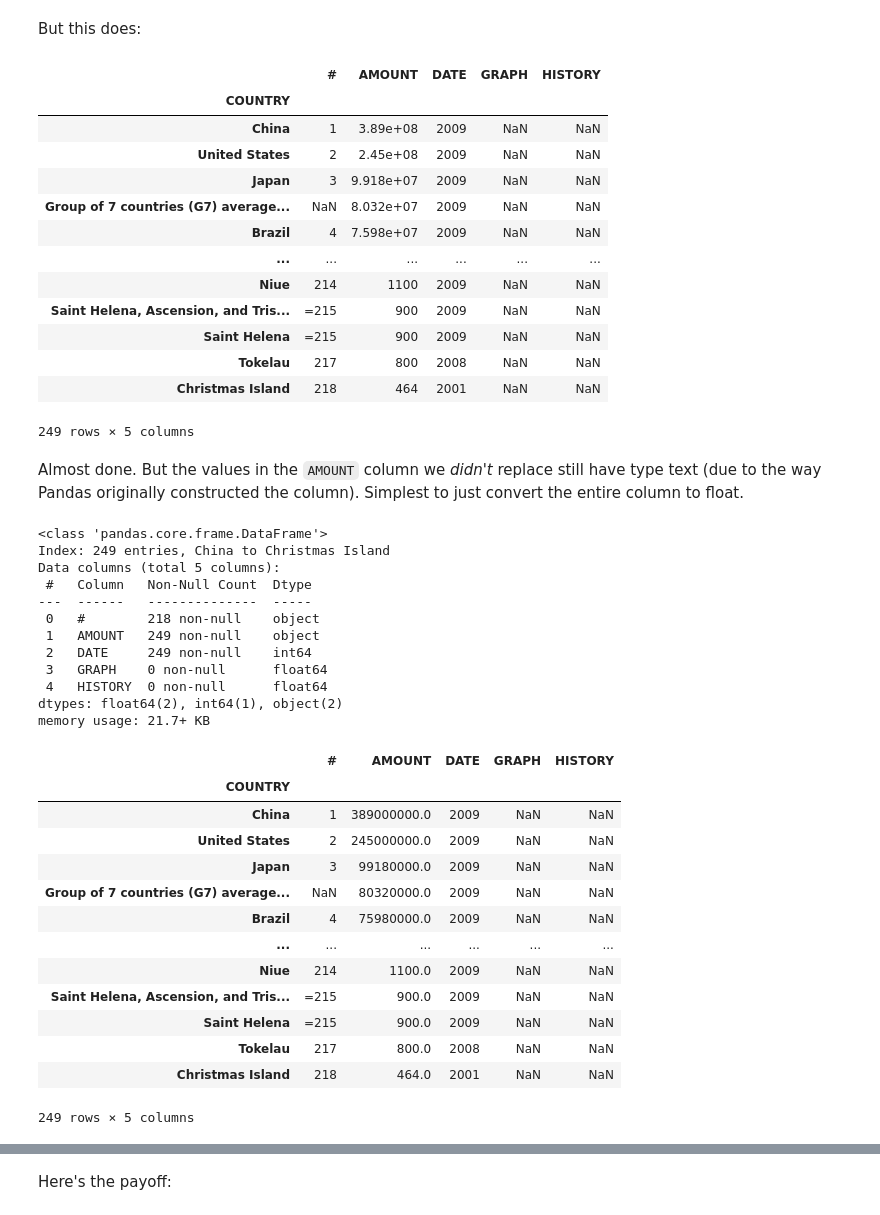
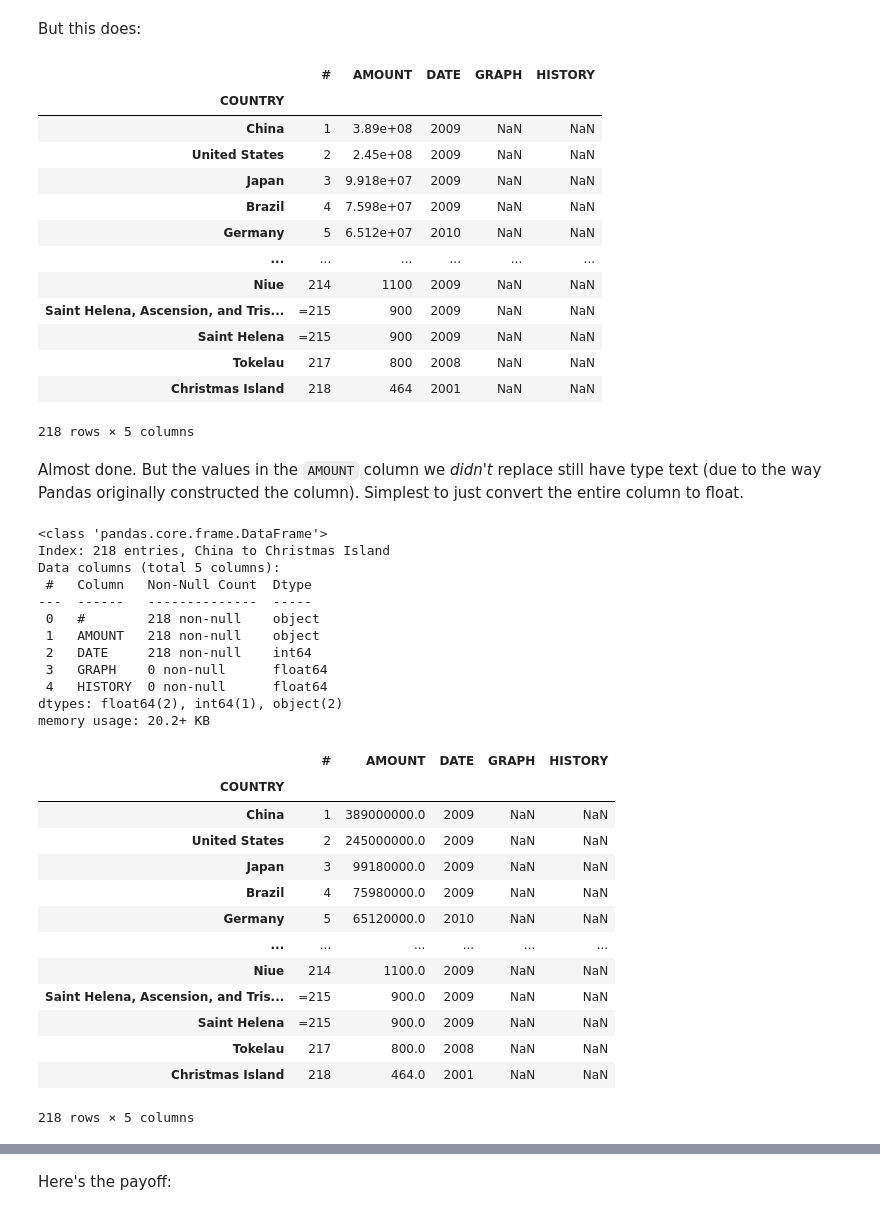
Before and after one commit to gjanee/carpentry-materials, a Jupyter notebook: pandas-html-scraping.ipynb, the cells around one changed output, grey strips where cells are left out. Cells and saved outputs as stored; diff of their text form; code cells hidden in the pictures.

```diff
--- a/pandas-html-scraping.ipynb
+++ b/pandas-html-scraping.ipynb
@@ -53,7 +53,7 @@ df = frames[0]
 # %% [markdown]
 Start cleaning the data.
 # %%
-df = df.set_index("COUNTRY")
+df.set_index("COUNTRY", inplace=True)
 df
 # %% [output]
 |  | # | AMOUNT | DATE | GRAPH | HISTORY |
@@ -72,0 +75,3 @@ df
+# %%
+df = df.loc[~df["#"].isna()].copy() # copy not necessary, but silences spurious warning
+df
@@ -90,7 +110,7 @@ The `AMOUNT` column is text ("object") because some column values contain the wo
 
 First, identify and select just those values needing conversion.  Then we'll incrementally build up a transformation.
 # %%
-subset = df.loc[ df["AMOUNT"].str.contains("million") , "AMOUNT" ]
+subset = df.loc[df.AMOUNT.str.contains("million"), "AMOUNT"]
 subset
 # %% [output]
 COUNTRY
@@ -167,42 +187,42 @@ The following won't update the dataframe.  It will update `subset`, not `df`.
 # %% [markdown]
 But this does:
 # %%
-df.loc[df["AMOUNT"].str.contains("million"),"AMOUNT"] = revised_subset
+df.loc[df.AMOUNT.str.contains("million"), "AMOUNT"] = revised_subset
 df
 # %% [output]
 |  | # | AMOUNT | DATE | GRAPH | HISTORY |
 | COUNTRY |  |  |  |  |  |
 | China | 1 | 3.89e+08 | 2009 | NaN | NaN |
 | United States | 2 | 2.45e+08 | 2009 | NaN | NaN |
 | Japan | 3 | 9.918e+07 | 2009 | NaN | NaN |
-| Group of 7 countries (G7) average... | NaN | 8.032e+07 | 2009 | NaN | NaN |
 | Brazil | 4 | 7.598e+07 | 2009 | NaN | NaN |
+| Germany | 5 | 6.512e+07 | 2010 | NaN | NaN |
 | ... | ... | ... | ... | ... | ... |
 | Niue | 214 | 1100 | 2009 | NaN | NaN |
 | Saint Helena, Ascension, and Tris... | =215 | 900 | 2009 | NaN | NaN |
 | Saint Helena | =215 | 900 | 2009 | NaN | NaN |
 | Tokelau | 217 | 800 | 2008 | NaN | NaN |
 | Christmas Island | 218 | 464 | 2001 | NaN | NaN |
-249 rows × 5 columns
+218 rows × 5 columns
 # %% [markdown]
 Almost done.  But the values in the `AMOUNT` column we *didn't* replace still have type text (due to the way Pandas originally constructed the column).  Simplest to just convert the entire column to float.
 # %%
 df.info()
 # %% [output]
 <class 'pandas.core.frame.DataFrame'>
-Index: 249 entries, China to Christmas Island
+Index: 218 entries, China to Christmas Island
 Data columns (total 5 columns):
  #   Column   Non-Null Count  Dtype
 ---  ------   --------------  -----
  0   #        218 non-null    object
- 1   AMOUNT   249 non-null    object
- 2   DATE     249 non-null    int64
+ 1   AMOUNT   218 non-null    object
+ 2   DATE     218 non-null    int64
  3   GRAPH    0 non-null      float64
  4   HISTORY  0 non-null      float64
 dtypes: float64(2), int64(1), object(2)
-memory usage: 21.7+ KB
+memory usage: 20.2+ KB
 # %%
-df["AMOUNT"] = df["AMOUNT"].astype(float)
+df.AMOUNT = df.AMOUNT.astype(float)
 df
 # %% [output]
 |  | # | AMOUNT | DATE | GRAPH | HISTORY |
@@ -210,15 +230,15 @@ df
 | China | 1 | 389000000.0 | 2009 | NaN | NaN |
 | United States | 2 | 245000000.0 | 2009 | NaN | NaN |
 | Japan | 3 | 99180000.0 | 2009 | NaN | NaN |
-| Group of 7 countries (G7) average... | NaN | 80320000.0 | 2009 | NaN | NaN |
 | Brazil | 4 | 75980000.0 | 2009 | NaN | NaN |
+| Germany | 5 | 65120000.0 | 2010 | NaN | NaN |
 | ... | ... | ... | ... | ... | ... |
 | Niue | 214 | 1100.0 | 2009 | NaN | NaN |
 | Saint Helena, Ascension, and Tris... | =215 | 900.0 | 2009 | NaN | NaN |
 | Saint Helena | =215 | 900.0 | 2009 | NaN | NaN |
 | Tokelau | 217 | 800.0 | 2008 | NaN | NaN |
 | Christmas Island | 218 | 464.0 | 2001 | NaN | NaN |
-249 rows × 5 columns
+218 rows × 5 columns
 # %%
 df.info()
 # %% [output]
```
Also changed, not shown: parts of 10 cells of this notebook.
